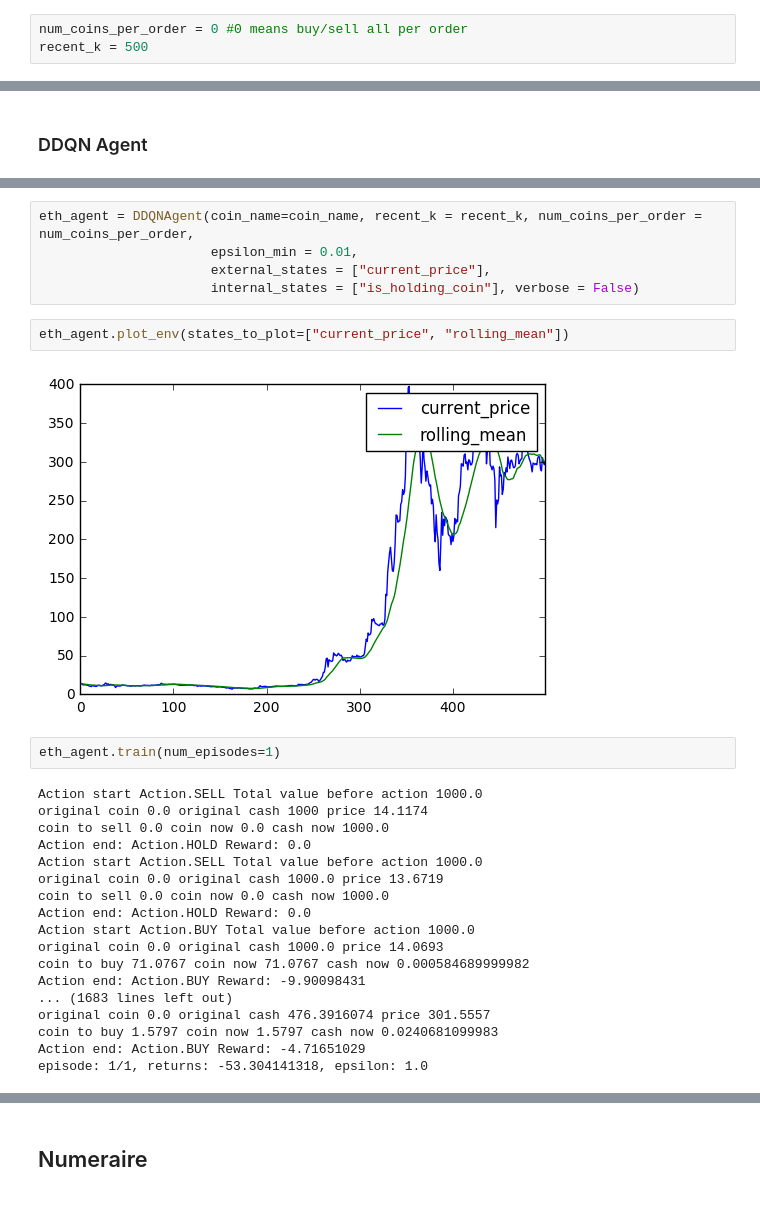
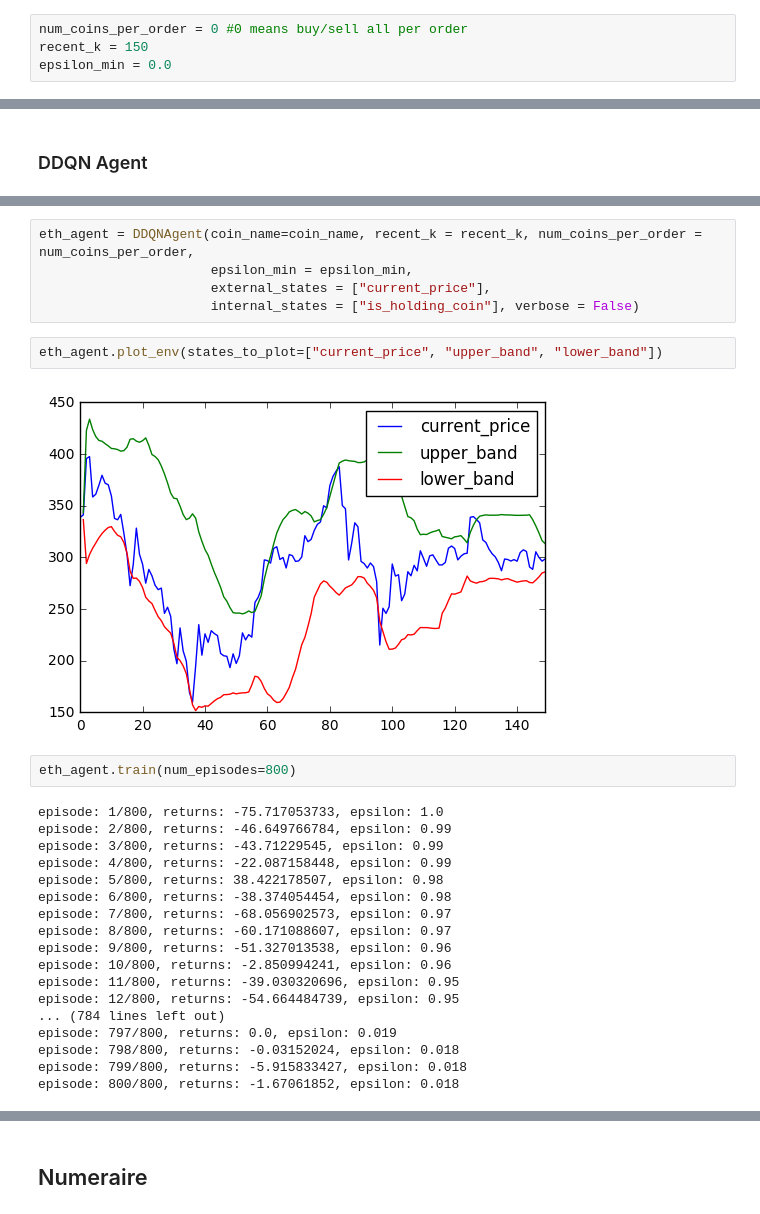
Before and after one commit to GradientTrader/simulator, a Jupyter notebook: crypto_trader.ipynb, the cells around one changed output, grey strips where cells are left out. Cells and saved outputs as stored; diff of their text form.

```diff
--- a/crypto_trader.ipynb
+++ b/crypto_trader.ipynb
@@ -10,7 +10,8 @@ import random
 random.seed(3456)
 # %%
 num_coins_per_order = 0 #0 means buy/sell all per order
-recent_k = 500
+recent_k = 150
+epsilon_min = 0.0
 # %% [markdown]
 External States: ["current_price", "rolling_mean", "rolling_std", "cross_upper_band", "cross_lower_band", "upper_band", "lower_band", "price_over_sma"]
 # %% [markdown]
@@ -48,32 +47,32 @@ Using TensorFlow backend.
 # %%
 eth_agent = DDQNAgent(coin_name=coin_name, recent_k = recent_k, num_coins_per_order = num_coins_per_order,
-                      epsilon_min = 0.01,
+                      epsilon_min = epsilon_min,
                       external_states = ["current_price"],
                       internal_states = ["is_holding_coin"], verbose = False)
 # %%
-eth_agent.plot_env(states_to_plot=["current_price", "rolling_mean"])
+eth_agent.plot_env(states_to_plot=["current_price", "upper_band", "lower_band"])
 # %% [output]
-[figure, old version]
+[figure, new version]
 # %%
-eth_agent.train(num_episodes=1)
+eth_agent.train(num_episodes=800)
 # %% [output]
-Action start Action.SELL Total value before action 1000.0
-original coin 0.0 original cash 1000 price 14.1174
-coin to sell 0.0 coin now 0.0 cash now 1000.0
-Action end: Action.HOLD Reward: 0.0
-Action start Action.SELL Total value before action 1000.0
-original coin 0.0 original cash 1000.0 price 13.6719
-coin to sell 0.0 coin now 0.0 cash now 1000.0
-Action end: Action.HOLD Reward: 0.0
-Action start Action.BUY Total value before action 1000.0
-original coin 0.0 original cash 1000.0 price 14.0693
-coin to buy 71.0767 coin now 71.0767 cash now 0.000584689999982
-Action end: Action.BUY Reward: -9.90098431
-... (1683 lines left out)
-original coin 0.0 original cash 476.3916074 price 301.5557
-coin to buy 1.5797 coin now 1.5797 cash now 0.0240681099983
-Action end: Action.BUY Reward: -4.71651029
-episode: 1/1, returns: -53.304141318, epsilon: 1.0
+episode: 1/800, returns: -75.717053733, epsilon: 1.0
+episode: 2/800, returns: -46.649766784, epsilon: 0.99
+episode: 3/800, returns: -43.71229545, epsilon: 0.99
+episode: 4/800, returns: -22.087158448, epsilon: 0.99
+episode: 5/800, returns: 38.422178507, epsilon: 0.98
+episode: 6/800, returns: -38.374054454, epsilon: 0.98
+episode: 7/800, returns: -68.056902573, epsilon: 0.97
+episode: 8/800, returns: -60.171088607, epsilon: 0.97
+episode: 9/800, returns: -51.327013538, epsilon: 0.96
+episode: 10/800, returns: -2.850994241, epsilon: 0.96
+episode: 11/800, returns: -39.030320696, epsilon: 0.95
+episode: 12/800, returns: -54.664484739, epsilon: 0.95
+... (784 lines left out)
+episode: 797/800, returns: 0.0, epsilon: 0.019
+episode: 798/800, returns: -0.03152024, epsilon: 0.018
+episode: 799/800, returns: -5.915833427, epsilon: 0.018
+episode: 800/800, returns: -1.67061852, epsilon: 0.018
 # %%
 eth_agent.plot_cum_returns()
 # %% [output]
```
Also changed, not shown: parts of 19 cells of this notebook, 6 other files.
